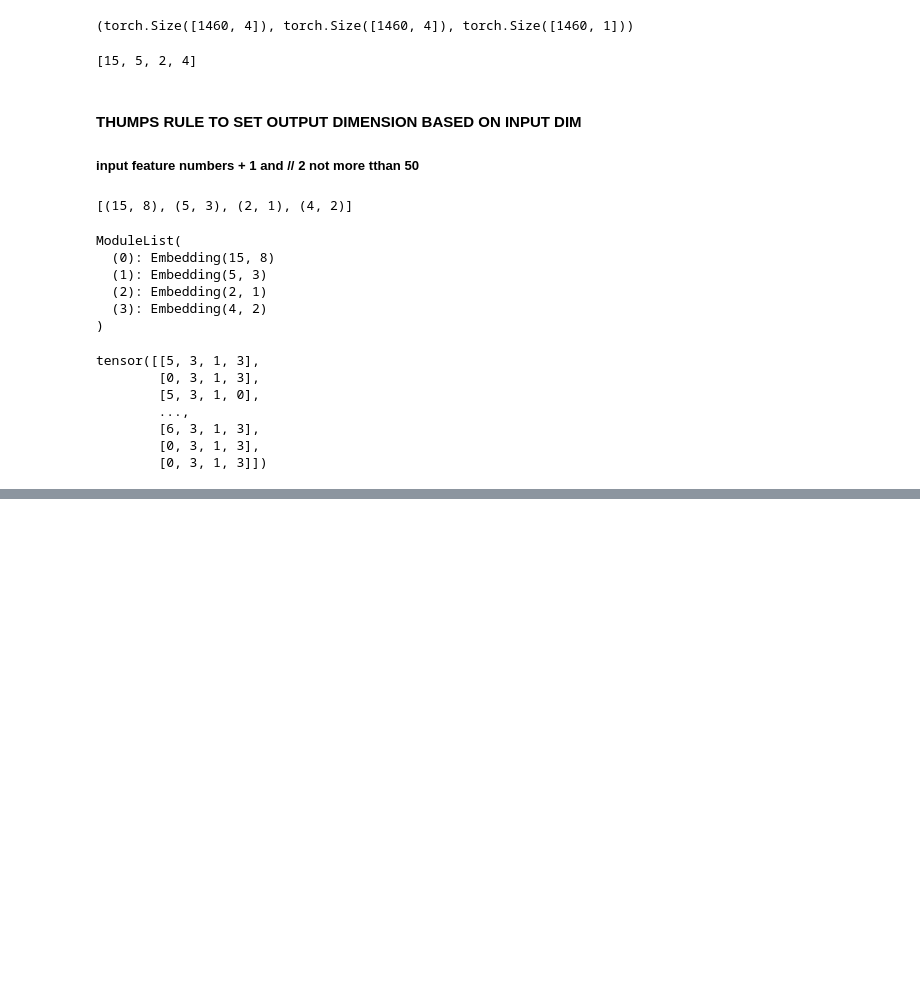
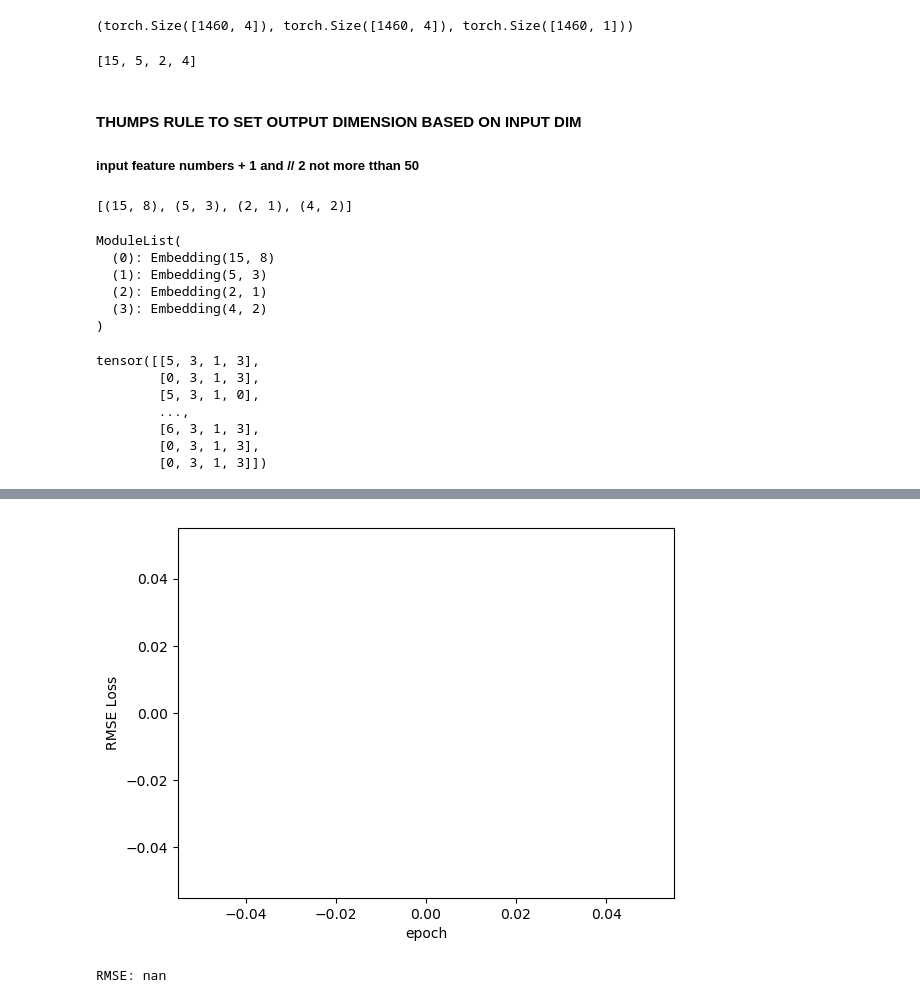
Before and after one commit to gokulmpg/pytorch_nn, a Jupyter notebook: House_price_preds.ipynb, the cells around one changed output, grey strips where cells are left out. Saved outputs shown, nothing was run; the diff lists cells and outputs as text; code cells hidden in the pictures; blank space fills up the shorter version.

```diff
--- a/House_price_preds.ipynb
+++ b/House_price_preds.ipynb
@@ -317,0 +342,3 @@ tensor([[-1.4415,  2.4070, -0.0000,  0.7678, -2.6828, -0.0000,  2.2658, -1.7745,
+# %%
+torch.manual_seed(100)
+model = FeedForwardNN(embedding_dim,len(cont_features),1,[100,50],p = 0.4)
@@ -317,0 +387,4 @@ tensor([[-1.4415,  2.4070, -0.0000,  0.7678, -2.6828, -0.0000,  2.2658, -1.7745,
+# %%
+loss_function = nn.MSELoss()
+
+optimizer= torch.optim.Adam(model.parameters(),lr= 0.01)
@@ -317,0 +409,16 @@ tensor([[-1.4415,  2.4070, -0.0000,  0.7678, -2.6828, -0.0000,  2.2658, -1.7745,
+# %%
+batch_size = 1460
+test_size = int(batch_size* 0.15)
+
+train_categorical = cat_feature[:batch_size-test_size]
+
+test_categorical = cat_feature[batch_size-test_size:batch_size]
+
+train_cont = cont_variable[:batch_size-test_size]
+
+test_cont = cont_variable[batch_size-test_size:batch_size]
+
+
+y_train = y[:batch_size-test_size]
+
+y_test = y[batch_size-test_size:batch_size]
@@ -317,0 +439,16 @@ tensor([[-1.4415,  2.4070, -0.0000,  0.7678, -2.6828, -0.0000,  2.2658, -1.7745,
+# %%
+epochs = 5000
+
+final_losses = []
+for i in range(epochs):
+
+    i += 1
+    y_pred = model(train_categorical,train_cont)
+    loss = torch.sqrt(loss_function(y_pred,y_train))
+    final_losses.append(loss)
+    if i%10 == 1:
+
+        print("Epochs num: {} and the loss: {}".format(i,loss.item()))
+    optimizer.zero_grad()
+    loss.backward()
+    optimizer.step()
@@ -317,0 +493,17 @@ tensor([[-1.4415,  2.4070, -0.0000,  0.7678, -2.6828, -0.0000,  2.2658, -1.7745,
+# %%
+import matplotlib.pyplot as plt
+%matplotlib inline
+plt.plot(range(epochs), final_losses)
+plt.ylabel('RMSE Loss')
+plt.xlabel('epoch');
+# %% [output]
+[figure, added]
+# %%
+#### Validate the Test Data
+y_pred=""
+with torch.no_grad():
+    y_pred=model(test_categorical,test_cont)
+    loss=torch.sqrt(loss_function(y_pred,y_test))
+print('RMSE: {}'.format(loss))
+# %% [output]
+RMSE: nan
```
Also changed, not shown: parts of 30 cells of this notebook.
